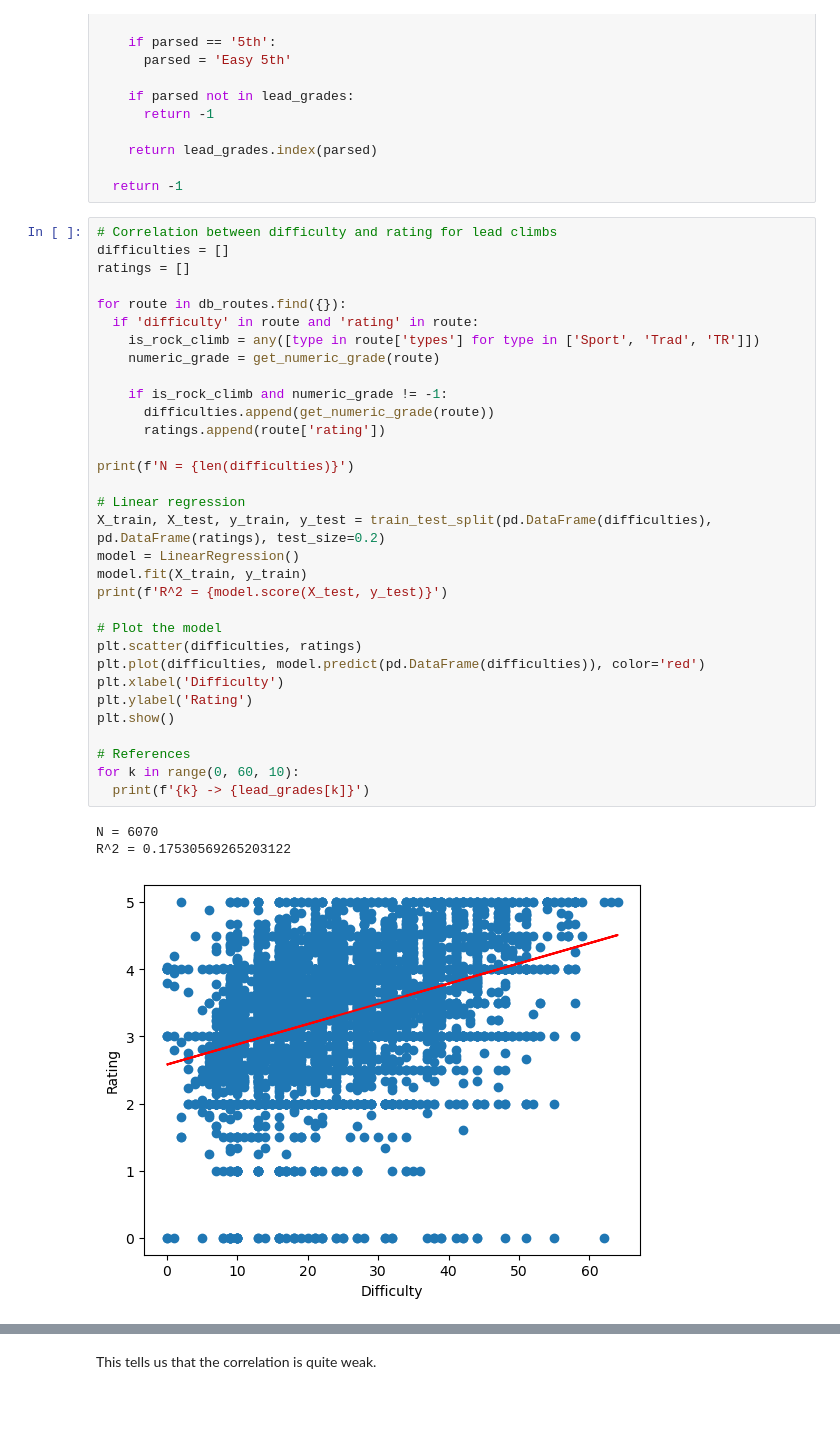
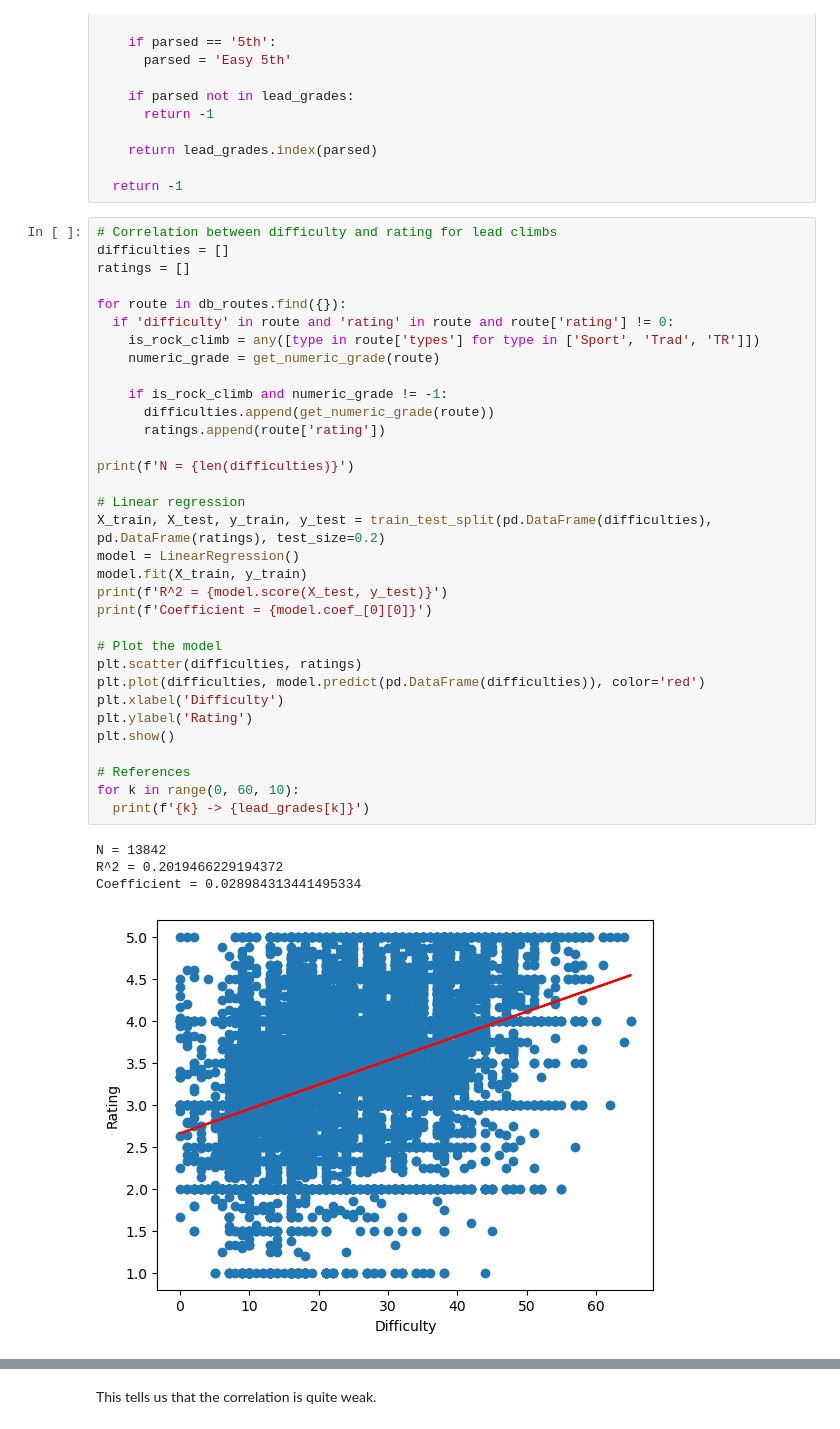
Before and after one commit to Raikhen/ml-mp, a Jupyter notebook: main.ipynb, the cells around one changed output, grey strips where cells are left out. Saved outputs shown, nothing was run; the diff lists cells and outputs as text.

```diff
--- a/main.ipynb
+++ b/main.ipynb
@@ -224,37 +224,39 @@ def get_numeric_grade(route):
 difficulties = []
 ratings = []
 
 for route in db_routes.find({}):
-  if 'difficulty' in route and 'rating' in route:
+  if 'difficulty' in route and 'rating' in route and route['rating'] != 0:
     is_rock_climb = any([type in route['types'] for type in ['Sport', 'Trad', 'TR']])
     numeric_grade = get_numeric_grade(route)
 
     if is_rock_climb and numeric_grade != -1:
       difficulties.append(get_numeric_grade(route))
       ratings.append(route['rating'])
 
 print(f'N = {len(difficulties)}')
 
 # Linear regression
 X_train, X_test, y_train, y_test = train_test_split(pd.DataFrame(difficulties), pd.DataFrame(ratings), test_size=0.2)
 model = LinearRegression()
 model.fit(X_train, y_train)
 print(f'R^2 = {model.score(X_test, y_test)}')
+print(f'Coefficient = {model.coef_[0][0]}')
 
 # Plot the model
 plt.scatter(difficulties, ratings)
 plt.plot(difficulties, model.predict(pd.DataFrame(difficulties)), color='red')
 plt.xlabel('Difficulty')
 plt.ylabel('Rating')
 plt.show()
 
 # References
 for k in range(0, 60, 10):
   print(f'{k} -> {lead_grades[k]}')
 # %% [output]
-N = 6070
-R^2 = 0.17530569265203122
+N = 13842
+R^2 = 0.2019466229194372
+Coefficient = 0.028984313441495334
-[figure, old version]
+[figure, new version]
 0 -> 3rd
 10 -> 5.7
 20 -> 5.10a/b
```
Also changed, not shown: parts of 8 cells of this notebook, 3 other files.
